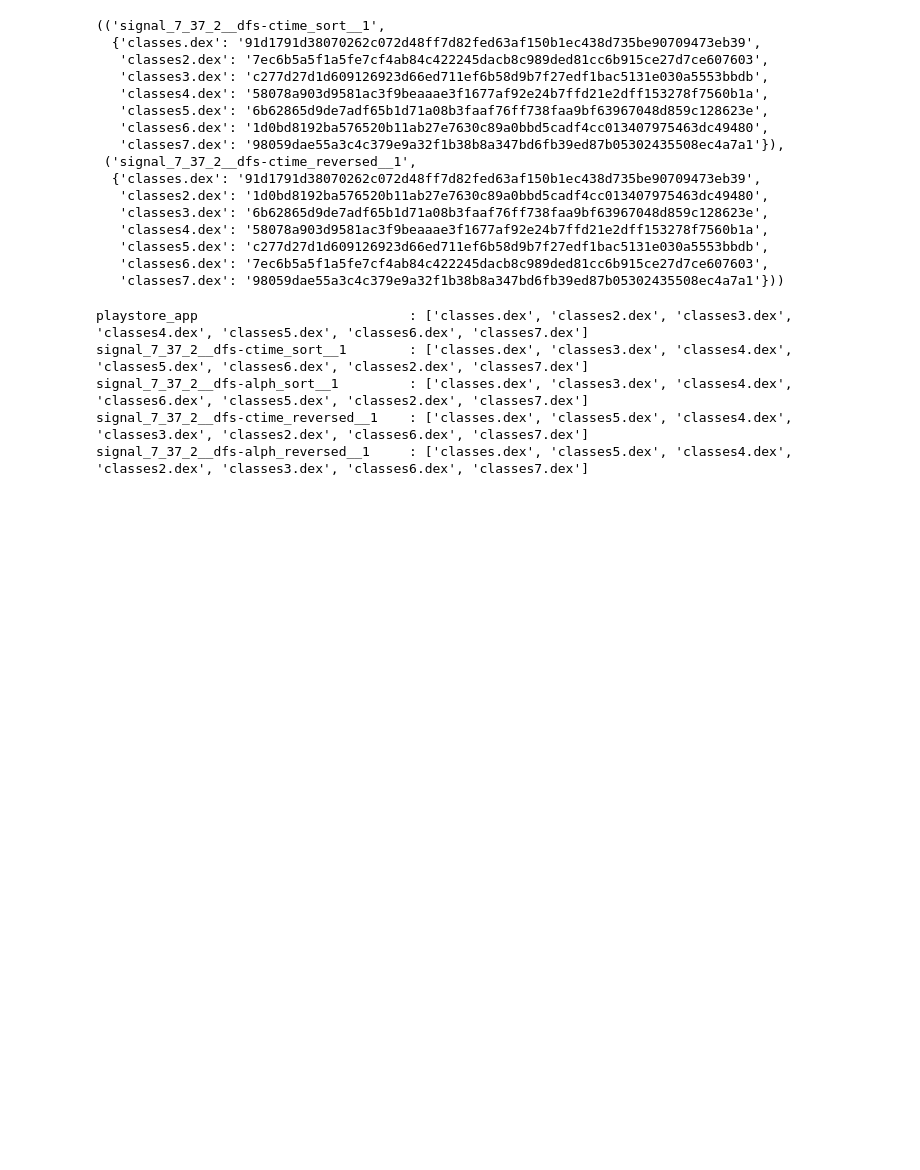
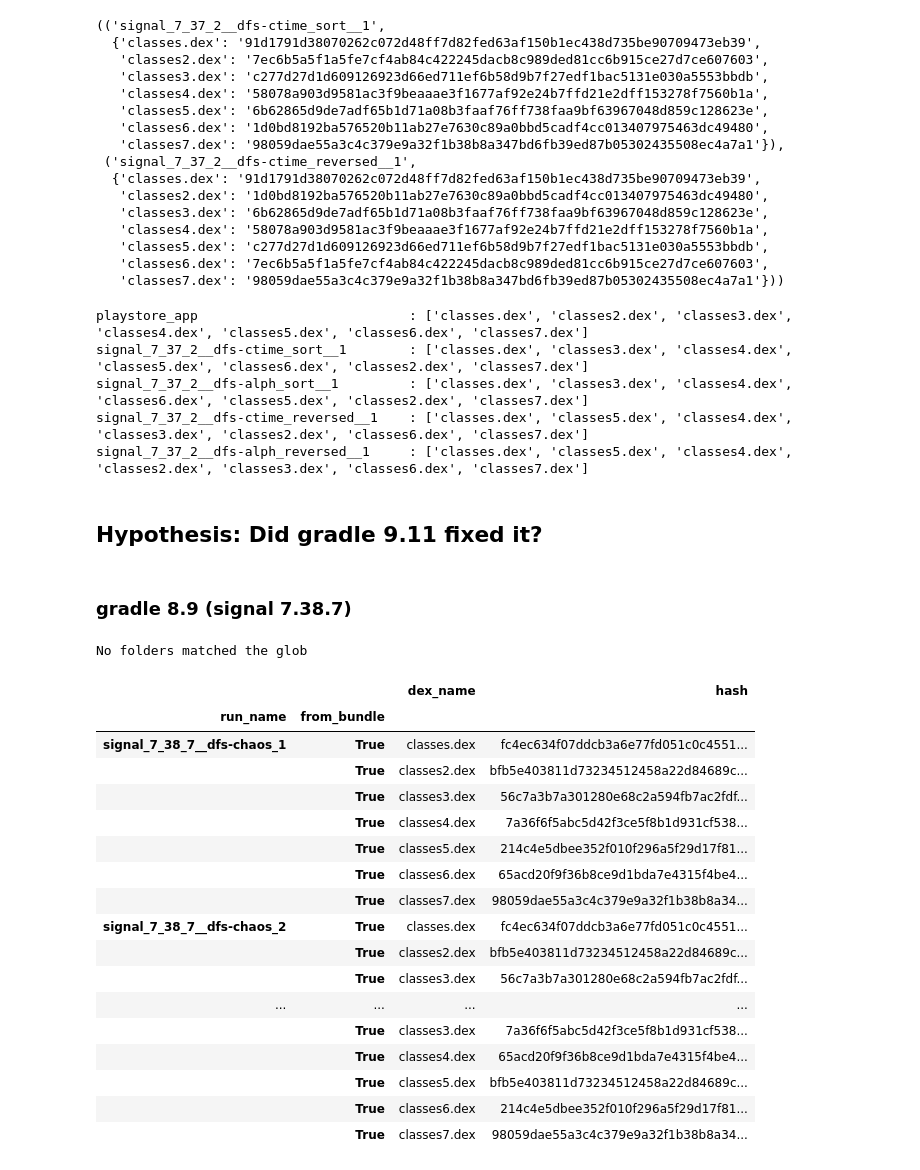
Before and after one commit to TheTechZone/reproducible-tests, a Jupyter notebook: packer_results.ipynb, the cells around one changed output. Saved outputs shown, nothing was run; the diff lists cells and outputs as text; code cells hidden in the pictures; blank space fills up the shorter version.

```diff
--- a/packer_results.ipynb
+++ b/packer_results.ipynb
@@ -1292,3 +1280,71 @@ signal_7_37_2__dfs-ctime_sort__1        : ['classes.dex', 'classes3.dex', 'class
 signal_7_37_2__dfs-alph_sort__1         : ['classes.dex', 'classes3.dex', 'classes4.dex', 'classes6.dex', 'classes5.dex', 'classes2.dex', 'classes7.dex']
 signal_7_37_2__dfs-ctime_reversed__1    : ['classes.dex', 'classes5.dex', 'classes4.dex', 'classes3.dex', 'classes2.dex', 'classes6.dex', 'classes7.dex']
 signal_7_37_2__dfs-alph_reversed__1     : ['classes.dex', 'classes5.dex', 'classes4.dex', 'classes2.dex', 'classes3.dex', 'classes6.dex', 'classes7.dex']
+# %% [markdown]
+## Hypothesis: Did gradle 9.11 fixed it?
+# %% [markdown]
+### gradle 8.9 (signal 7.38.7)
+# %%
+# Initialize list to collect all data
+records = []
+
+# Loop through each test run folder
+for run_dir in root_dir.rglob("*7_38_7*"):
+    if not run_dir.is_dir():
+        continue
+
+    run_name = run_dir.name
+    aab_path = run_dir / "bundle.aab"
+    build_aab = run_dir / build_aab_path
+    bundle_dex_dir = run_dir / "dex"
+    bundle_dex_dir.mkdir(exist_ok=True)
+
+    # Step 1: Unzip .dex files into 'dex/' folder
+    extract_dex_files(aab_path, bundle_dex_dir)
+
+    # Step 2: Assert hash of bundle.aab matches the reference one
+    if build_aab.exists():
+        bundle_hash = sha256_file(aab_path)
+        reference_hash = sha256_file(build_aab)
+        assert bundle_hash == reference_hash, f"Hash mismatch in {run_name}"
+
+    # Step 3: Hash each dex file in 'dex/' and in reference build
+    # 3a: From bundle
+    for dex_file in bundle_dex_dir.rglob("*.dex"):
+        records.append(
+            {
+                "run_name": run_name,
+                "dex_name": dex_file.name,
+                "hash": sha256_file(dex_file),
+                "from_bundle": True,
+            }
+        )
+
+
+# Step 4: Create dataframe
+df38_7 = pd.DataFrame(records)
+df38_7.set_index(["run_name", "from_bundle"], inplace=True)
+df38_7.sort_index(inplace=True)
+# %% [output]
+No folders matched the glob
+# %%
+df38_7
+# %% [output]
+|  |  | dex_name | hash |
+| run_name | from_bundle |  |  |
+| signal_7_38_7__dfs-chaos_1 | True | classes.dex | fc4ec634f07ddcb3a6e77fd051c0c4551... |
+|  | True | classes2.dex | bfb5e403811d73234512458a22d84689c... |
+|  | True | classes3.dex | 56c7a3b7a301280e68c2a594fb7ac2fdf... |
+|  | True | classes4.dex | 7a36f6f5abc5d42f3ce5f8b1d931cf538... |
+|  | True | classes5.dex | 214c4e5dbee352f010f296a5f29d17f81... |
+|  | True | classes6.dex | 65acd20f9f36b8ce9d1bda7e4315f4be4... |
+|  | True | classes7.dex | 98059dae55a3c4c379e9a32f1b38b8a34... |
+| signal_7_38_7__dfs-chaos_2 | True | classes.dex | fc4ec634f07ddcb3a6e77fd051c0c4551... |
+|  | True | classes2.dex | bfb5e403811d73234512458a22d84689c... |
+|  | True | classes3.dex | 56c7a3b7a301280e68c2a594fb7ac2fdf... |
+| ... | ... | ... | ... |
+|  | True | classes3.dex | 7a36f6f5abc5d42f3ce5f8b1d931cf538... |
+|  | True | classes4.dex | 65acd20f9f36b8ce9d1bda7e4315f4be4... |
+|  | True | classes5.dex | bfb5e403811d73234512458a22d84689c... |
+|  | True | classes6.dex | 214c4e5dbee352f010f296a5f29d17f81... |
+|  | True | classes7.dex | 98059dae55a3c4c379e9a32f1b38b8a34... |
```
Also changed, not shown: parts of 14 cells of this notebook.
